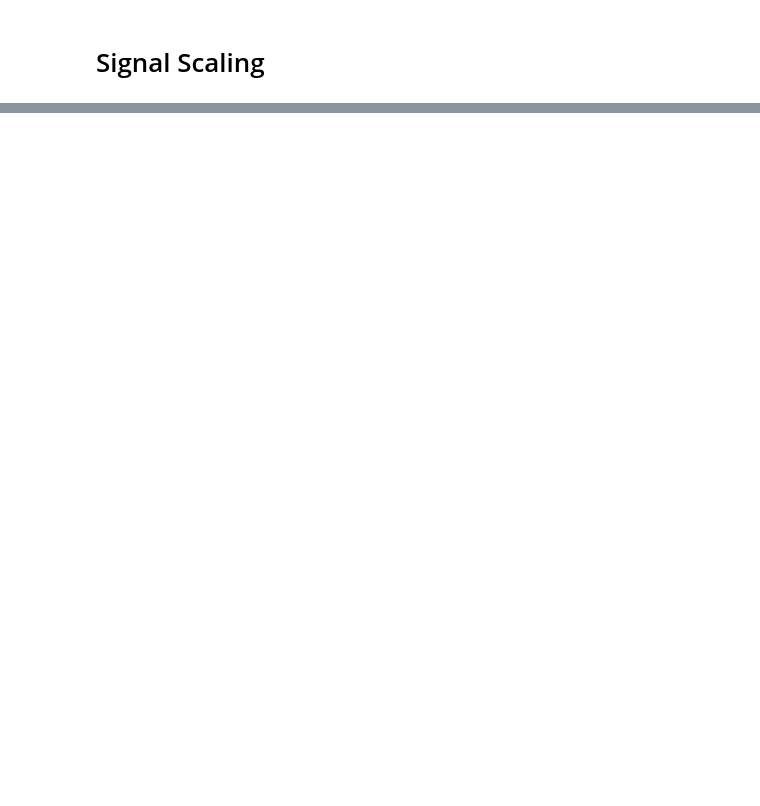
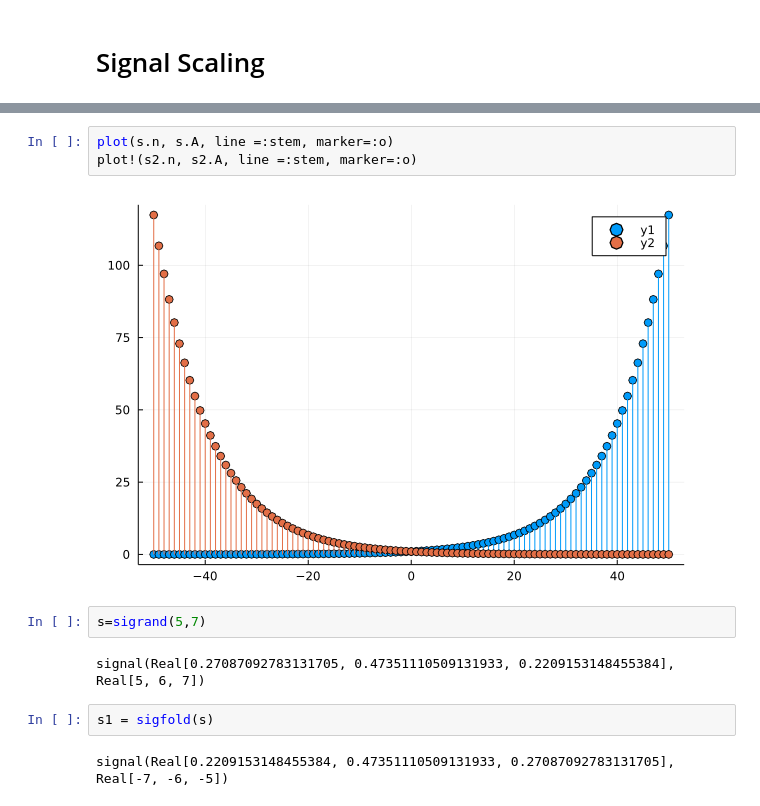
Before and after one commit to gjunqueira-sys/MySignalProcessing.jl, a Jupyter notebook: src/sketch.ipynb, the cells around one changed output, grey strips where cells are left out. Drawn from its saved outputs; the diff is of its cells as text; blank space fills up the shorter version.

```diff
--- a/src/sketch.ipynb
+++ b/src/sketch.ipynb
@@ -195,0 +215,13 @@ plot(p1,p2, layout=(2,1))
+# %%
+plot(s.n, s.A, line =:stem, marker=:o)
+plot!(s2.n, s2.A, line =:stem, marker=:o)
+# %% [output]
+[figure, added]
+# %%
+s=sigrand(5,7)
+# %% [output]
+signal(Real[0.27087092783131705, 0.47351110509131933, 0.2209153148455384], Real[5, 6, 7])
+# %%
+s1 = sigfold(s)
+# %% [output]
+signal(Real[0.2209153148455384, 0.47351110509131933, 0.27087092783131705], Real[-7, -6, -5])
```
Also changed, not shown: parts of 13 cells of this notebook, 1 other file.
